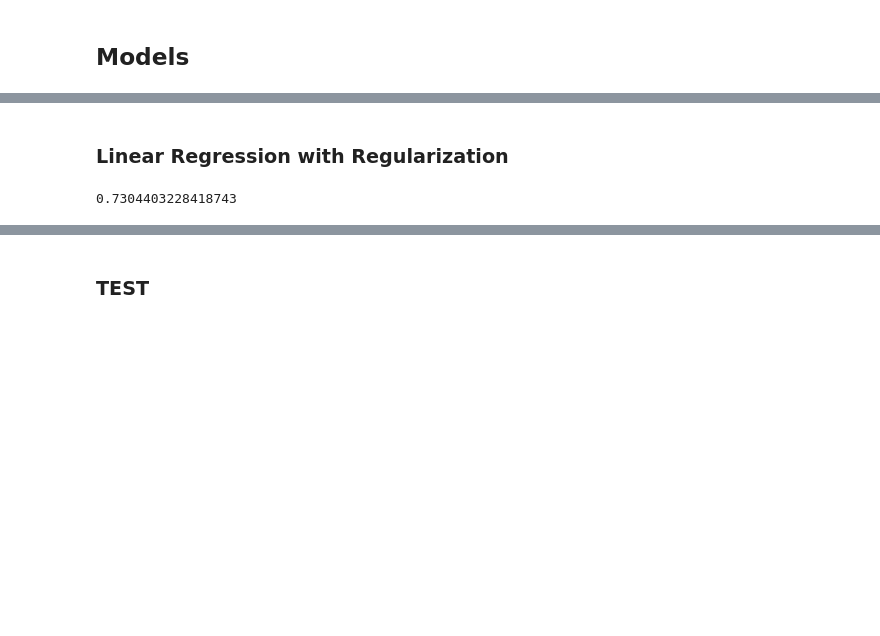
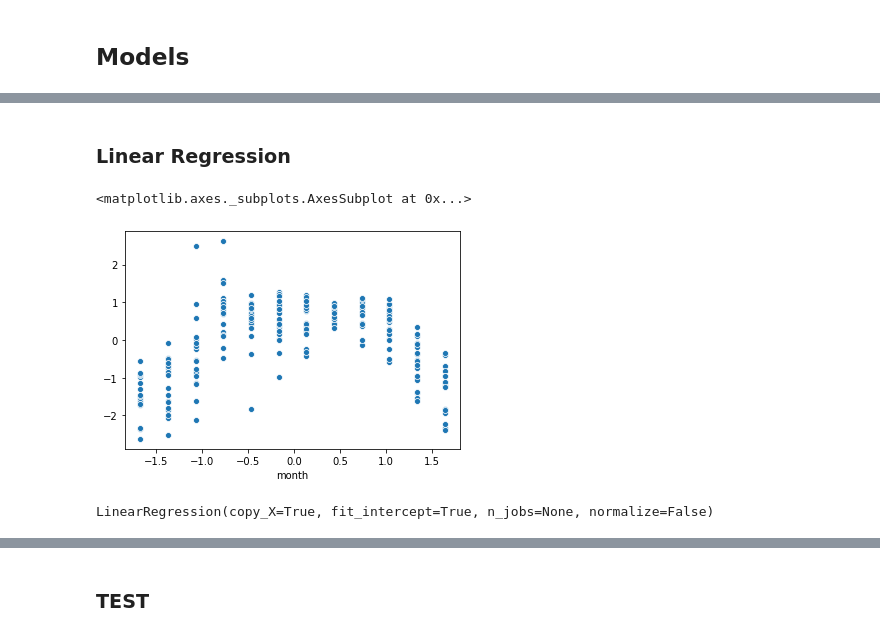
Before and after one commit to GesaJo/Capital-Bike-Dashboard, a Jupyter notebook: Bike_models.ipynb, the cells around one changed output, grey strips where cells are left out. Drawn from its saved outputs; the diff is of its cells as text; code cells hidden in the pictures; blank space fills up the shorter version.

Commit message:
worked on models

```diff
--- a/Bike_models.ipynb
+++ b/Bike_models.ipynb
@@ -28,11 +28,12 @@ X_t.shape, X_test.shape, y_t.shape, y_test.shape
 # %%
 def feature_engineering(data):
 
-    data_w = encode_weekends(data)
-    data_h = encode_holidays(data_w)
+    #data_w = encode_weekends(data)
+    data_h = encode_holidays(data)
     data_d = dummies_weekdays(data_h)
     data_p = polynomial_interaction(data_d)
-    data_n = scaling_s(data_p)   # gets worse with scaling??
+    data_n = scaling_s(data_p)
+    data_n = data_n.drop(["x0", "x1"], axis=1)
 
     return data_n
 # %%
@@ -73,6 +74,12 @@ def scaling_s(X_train):
     X_train = pd.concat([X_train, scaled], axis=1)
     X_train = X_train.set_index("day")
     return X_train
+# %%
+def scaling_y(y):
+    y = pd.DataFrame(y)
+    Scale = StandardScaler()
+    scaled = Scale.fit_transform(y)
+    return scaled
 # %%
 X = feature_engineering(X_t)
 # %%
@@ -84,2 +113,10 @@ X = feature_engineering(X_t)
+# %%
+y = scaling_y(y_t)
 # %% [markdown]
-### Linear Regression with Regularization
+### Linear Regression
+# %%
+# check assumptions for linear model:
+sns.scatterplot(X["month"], y[:,0])
+# %% [output]
+<matplotlib.axes._subplots.AxesSubplot at 0x...>
+[figure, added]
@@ -88,8 +129 @@ from sklearn.linear_model import Ridge
 from sklearn.metrics import mean_squared_error
-# %%
-m = Ridge(alpha=0.01)
-m.fit(X, y_train)
-# training accuracy
-m.score(X, y_train)
-# %% [output]
-0.7304403228418743
@@ -95,0 +132,4 @@ m.score(X, y_train)
+# %%
+linreg.fit(X, y)
+# %% [output]
+LinearRegression(copy_X=True, fit_intercept=True, n_jobs=None, normalize=False)
```
Also changed, not shown: parts of 22 cells of this notebook.
